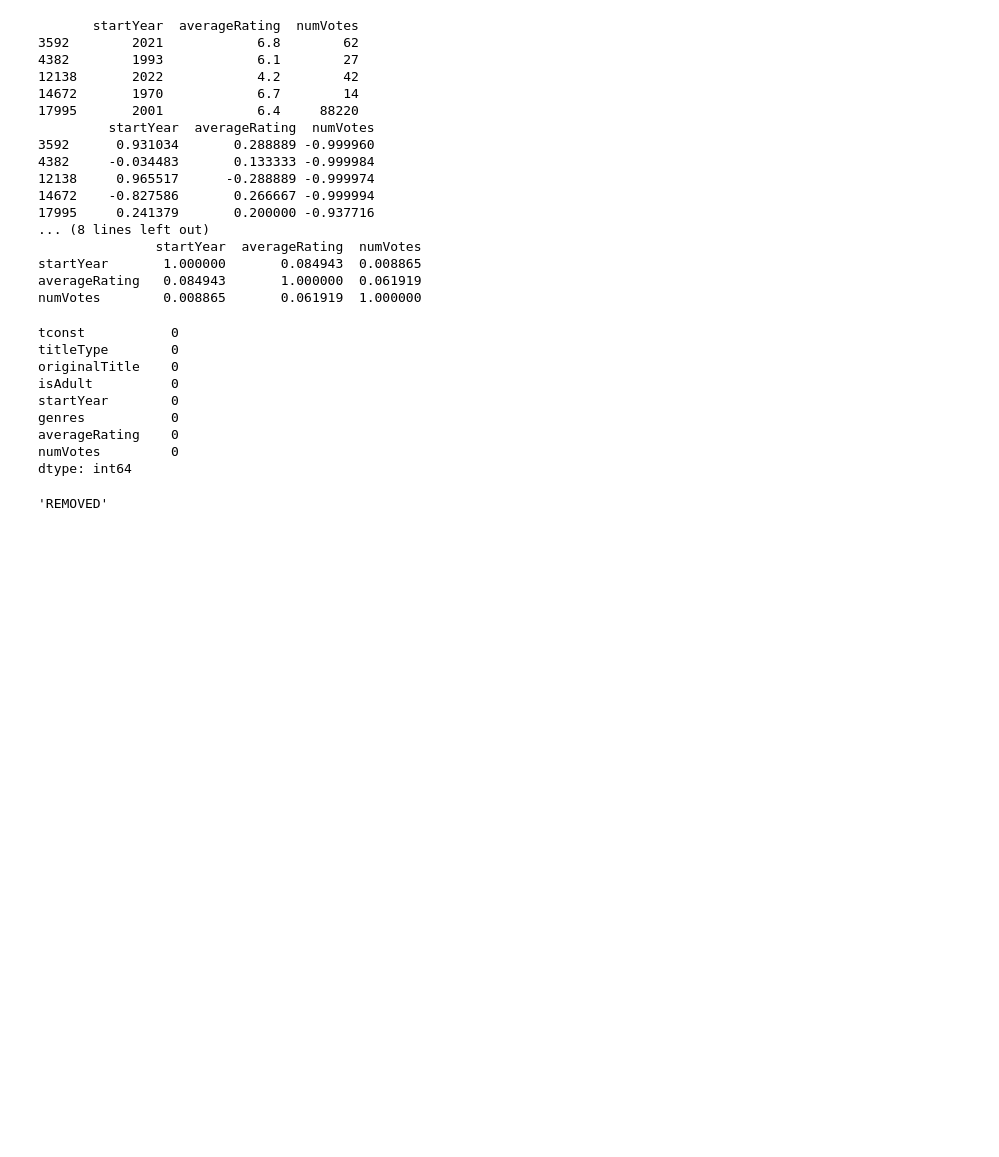
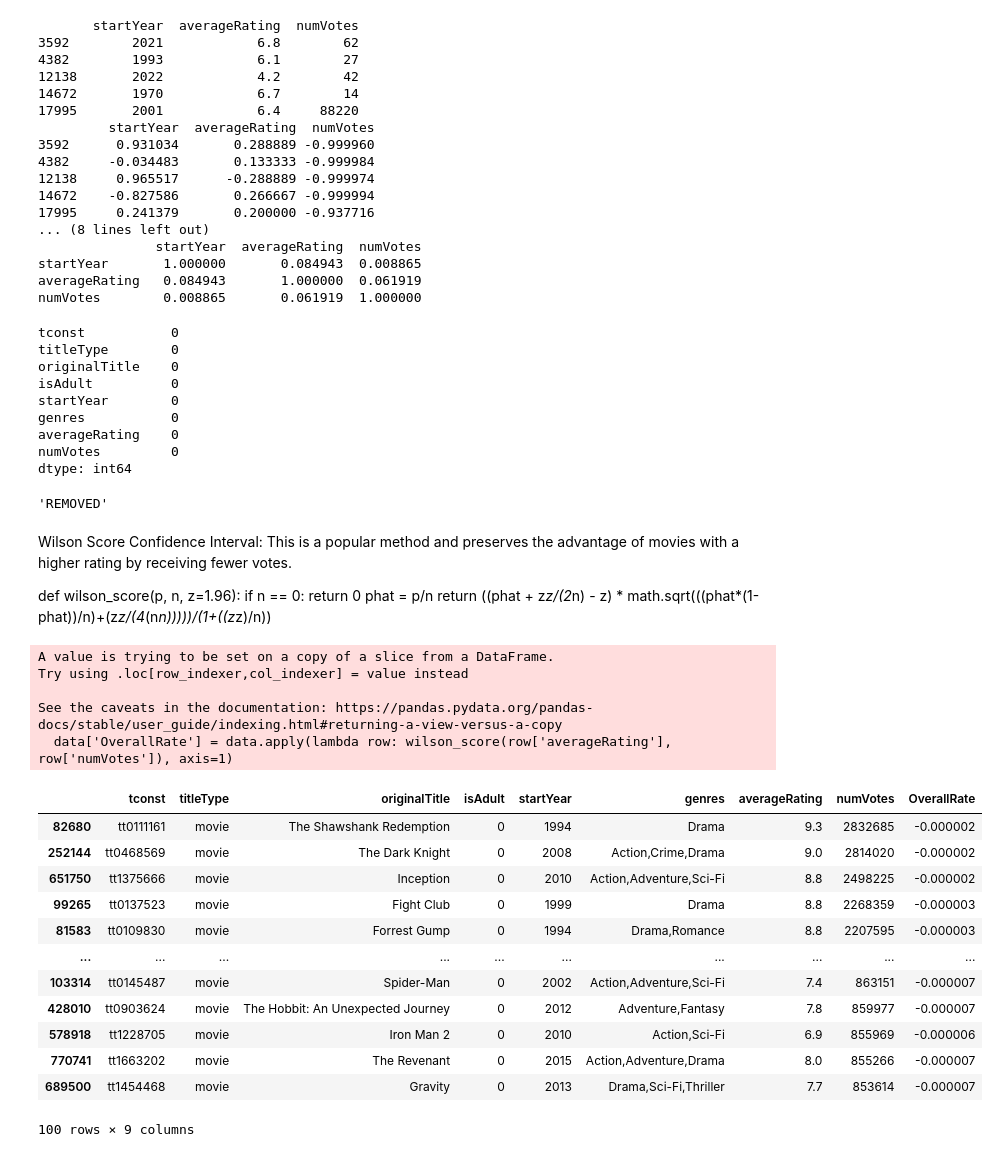
Before and after one commit to alper5li/Movie-Recommendation-Engine, a Jupyter notebook: engine/test.ipynb, the cells around one changed output. Cells and saved outputs as stored; diff of their text form; code cells hidden in the pictures; blank space fills up the shorter version.

```diff
--- a/engine/test.ipynb
+++ b/engine/test.ipynb
@@ -194,16 +195,44 @@ dtype: int64
 #filtered_data = pd.get_dummies(filtered_data, columns=['genres'])
 # %% [output]
 'REMOVED'
+# %% [markdown]
+Wilson Score Confidence Interval:
+This is a popular method and preserves the advantage of movies with a higher rating by receiving fewer votes.
+
+def wilson_score(p, n, z=1.96):
+    if n == 0:
+        return 0
+    phat = p/n
+    return ((phat + z*z/(2*n) - z) * math.sqrt(((phat*(1-phat))/n)+(z*z/(4*(n*n)))))/(1+((z*z)/n))
 # %%
 # df, değiştirdiğiniz DataFrame'in adı olsun
-'Removed'
-#filtered_data.to_csv('new_data.csv', index=False)
-'Added'
 sorted_filtered_data = filtered_data.sort_values(by='numVotes', ascending=False)
+
 # DataFrame'in satır sayısını bulalım
 row_count = len(sorted_filtered_data)
 
 # DataFrame'i ikiye bölelim
 first_half_sorted_filtered_data = sorted_filtered_data.iloc[:row_count//4]  # İlk yarı
+first_half_sorted_filtered_data.to_csv('new_data.csv', index=False)
+
 
 first_half_sorted_filtered_data.to_csv('new_data.csv', index=False)
+# %% [output]
+A value is trying to be set on a copy of a slice from a DataFrame.
+Try using .loc[row_indexer,col_indexer] = value instead
+
+See the caveats in the documentation: https://pandas.pydata.org/pandas-docs/stable/user_guide/indexing.html#returning-a-view-versus-a-copy
+  data['OverallRate'] = data.apply(lambda row: wilson_score(row['averageRating'], row['numVotes']), axis=1)
+|  | tconst | titleType | originalTitle | isAdult | startYear | genres | averageRating | numVotes | OverallRate |
+| 82680 | tt0111161 | movie | The Shawshank Redemption | 0 | 1994 | Drama | 9.3 | 2832685 | -0.000002 |
+| 252144 | tt0468569 | movie | The Dark Knight | 0 | 2008 | Action,Crime,Drama | 9.0 | 2814020 | -0.000002 |
+| 651750 | tt1375666 | movie | Inception | 0 | 2010 | Action,Adventure,Sci-Fi | 8.8 | 2498225 | -0.000002 |
+| 99265 | tt0137523 | movie | Fight Club | 0 | 1999 | Drama | 8.8 | 2268359 | -0.000003 |
+| 81583 | tt0109830 | movie | Forrest Gump | 0 | 1994 | Drama,Romance | 8.8 | 2207595 | -0.000003 |
+| ... | ... | ... | ... | ... | ... | ... | ... | ... | ... |
+| 103314 | tt0145487 | movie | Spider-Man | 0 | 2002 | Action,Adventure,Sci-Fi | 7.4 | 863151 | -0.000007 |
+| 428010 | tt0903624 | movie | The Hobbit: An Unexpected Journey | 0 | 2012 | Adventure,Fantasy | 7.8 | 859977 | -0.000007 |
+| 578918 | tt1228705 | movie | Iron Man 2 | 0 | 2010 | Action,Sci-Fi | 6.9 | 855969 | -0.000006 |
+| 770741 | tt1663202 | movie | The Revenant | 0 | 2015 | Action,Adventure,Drama | 8.0 | 855266 | -0.000007 |
+| 689500 | tt1454468 | movie | Gravity | 0 | 2013 | Drama,Sci-Fi,Thriller | 7.7 | 853614 | -0.000007 |
+100 rows × 9 columns
```
Also changed, not shown: parts of 2 cells of this notebook, 6 other files.
